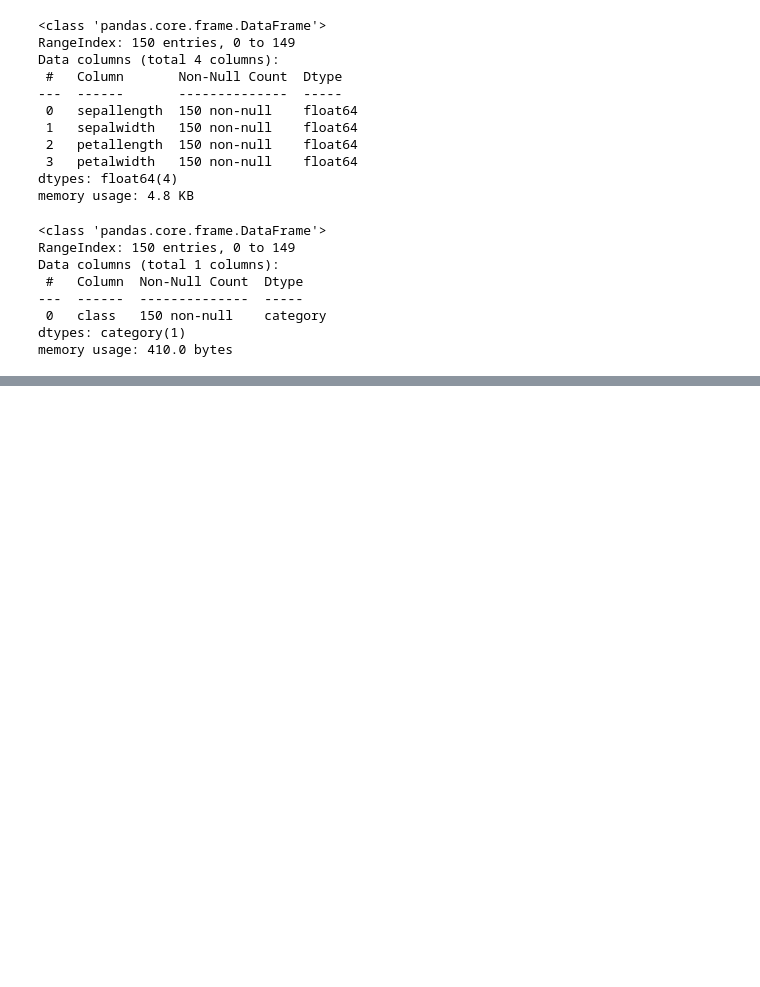
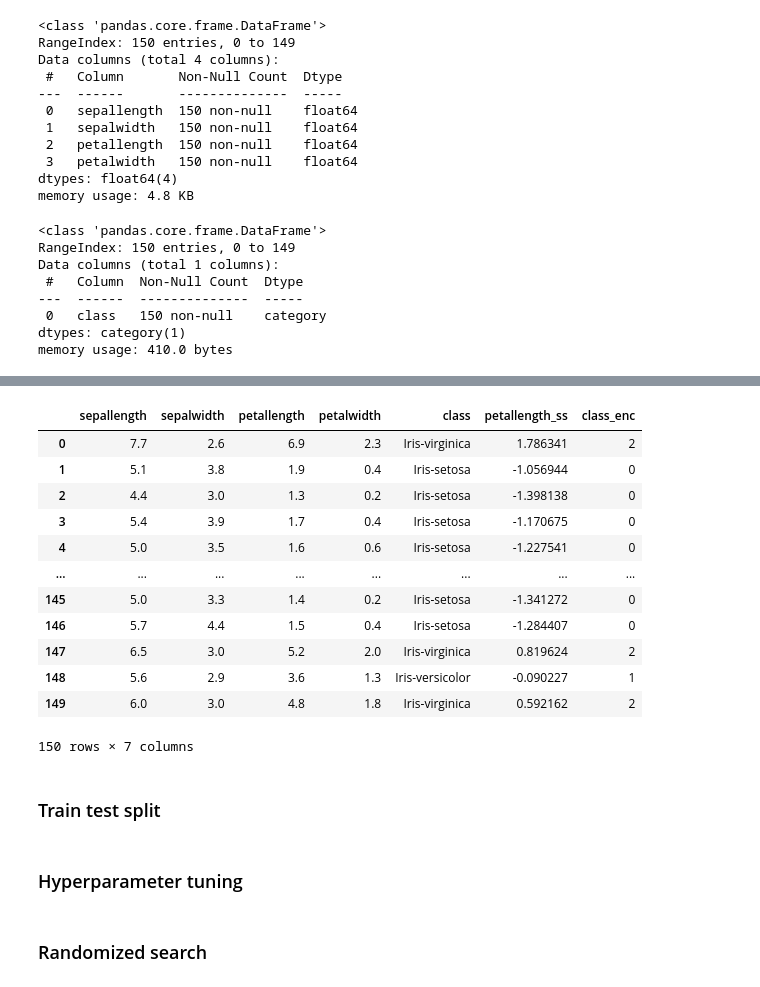
Before and after one commit to csanry/aml, a Jupyter notebook: notebooks/template.ipynb, the cells around one changed output, grey strips where cells are left out. Cells and saved outputs as stored; diff of their text form; code cells hidden in the pictures; blank space fills up the shorter version.

```diff
--- a/notebooks/template.ipynb
+++ b/notebooks/template.ipynb
@@ -179,0 +201,3 @@ def check_columns(): pass
+# %%
+enc = LabelEncoder()
+df['class_enc'] = enc.fit_transform(df['class'])
@@ -179,0 +243,19 @@ def check_columns(): pass
+# %%
+# make dummies
+
+
+
+
+# removing outliers
+
+std = df['petallength'].std()
+mean = df['petallength'].mean()
+cutoff = std * 3
+lower, upper = mean - cutoff, mean + cutoff
+
+df_trim = df[(df['petallength'] < upper) & (df['petallength'] > lower)]
+
+
+# scaling data
+SS = StandardScaler()
+df['petallength_ss'] = SS.fit_transform(df[['petallength']])
@@ -179,0 +267,16 @@ def check_columns(): pass
+# %%
+df
+# %% [output]
+|  | sepallength | sepalwidth | petallength | petalwidth | class | petallength_ss | class_enc |
+| 0 | 7.7 | 2.6 | 6.9 | 2.3 | Iris-virginica | 1.786341 | 2 |
+| 1 | 5.1 | 3.8 | 1.9 | 0.4 | Iris-setosa | -1.056944 | 0 |
+| 2 | 4.4 | 3.0 | 1.3 | 0.2 | Iris-setosa | -1.398138 | 0 |
+| 3 | 5.4 | 3.9 | 1.7 | 0.4 | Iris-setosa | -1.170675 | 0 |
+| 4 | 5.0 | 3.5 | 1.6 | 0.6 | Iris-setosa | -1.227541 | 0 |
+| ... | ... | ... | ... | ... | ... | ... | ... |
+| 145 | 5.0 | 3.3 | 1.4 | 0.2 | Iris-setosa | -1.341272 | 0 |
+| 146 | 5.7 | 4.4 | 1.5 | 0.4 | Iris-setosa | -1.284407 | 0 |
+| 147 | 6.5 | 3.0 | 5.2 | 2.0 | Iris-virginica | 0.819624 | 2 |
+| 148 | 5.6 | 2.9 | 3.6 | 1.3 | Iris-versicolor | -0.090227 | 1 |
+| 149 | 6.0 | 3.0 | 4.8 | 1.8 | Iris-virginica | 0.592162 | 2 |
+150 rows × 7 columns
@@ -179,0 +285,2 @@ def check_columns(): pass
+# %% [markdown]
+### Train test split
@@ -179,0 +296,4 @@ def check_columns(): pass
+# %% [markdown]
+### Hyperparameter tuning
+# %% [markdown]
+### Randomized search
```
Also changed, not shown: parts of 29 cells of this notebook.
